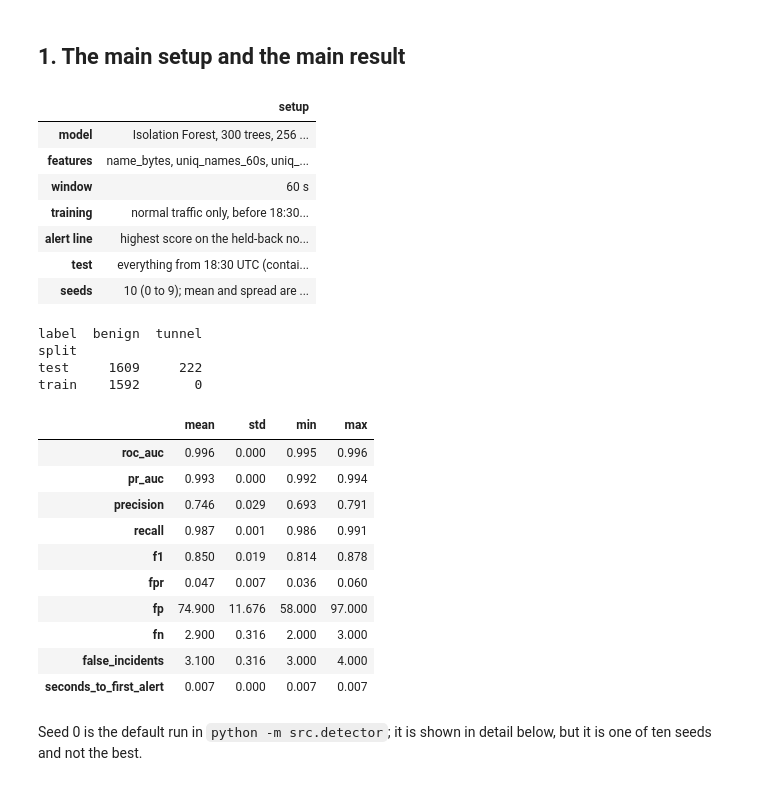
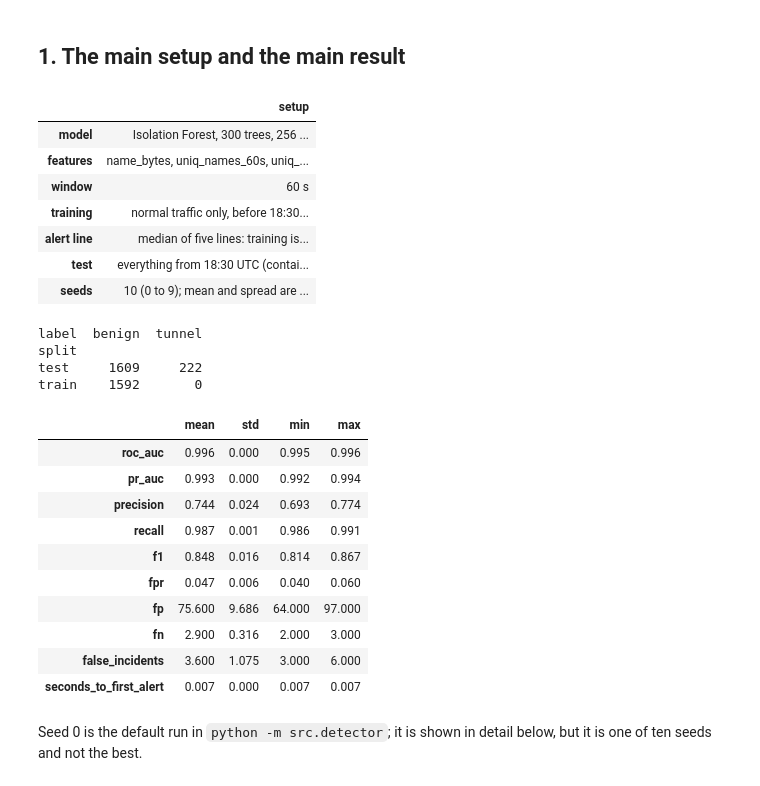
Before and after one commit to Rickderijk2002/Cybersecurity-Intrusion-Detection-2026, a Jupyter notebook: notebooks/04_results.ipynb, the cells around one changed output. Saved outputs shown, nothing was run; the diff lists cells and outputs as text; code cells hidden in the pictures.

```diff
--- a/notebooks/04_results.ipynb
+++ b/notebooks/04_results.ipynb
@@ -35,25 +35,25 @@ pd.set_option("display.max_columns", 30)
 # %% [markdown]
 ## 1. The main setup and the main result
 # %%
-WINDOW, THRESHOLD, SEEDS = 60, "val_max", list(range(10))
+WINDOW, THRESHOLD, SEEDS = 60, "folds_median", list(range(10))
 FEATURES = feature_sets(WINDOW)["forced"]
 
 pd.Series({
     "model": f"Isolation Forest, {DEFAULTS['n_estimators']} trees, 256 rows per tree",
     "features": ", ".join(FEATURES),
     "window": f"{WINDOW} s",
-    "training": "normal traffic only, before 18:30 UTC: first 80% fits the forest, last 20% sets the alert line",
-    "alert line": "highest score on the held-back normal slice (val_max)",
+    "training": "normal traffic only, before 18:30 UTC: first 80% fits the forest (the last 20% is a time-ordered check slice)",
+    "alert line": "median of five lines: training is cut into 5 consecutive pieces, each held back once; its highest normal score is that piece's line (folds_median)",
     "test": "everything from 18:30 UTC (contains the tunnel session)",
     "seeds": f"{len(SEEDS)} (0 to {SEEDS[-1]}); mean and spread are reported, never the best seed",
 }, name="setup").to_frame()
 # %% [output]
 |  | setup |
 | model | Isolation Forest, 300 trees, 256 ... |
 | features | name_bytes, uniq_names_60s, uniq_... |
 | window | 60 s |
 | training | normal traffic only, before 18:30... |
-| alert line | highest score on the held-back no... |
+| alert line | median of five lines: training is... |
 | test | everything from 18:30 UTC (contai... |
 | seeds | 10 (0 to 9); mean and spread are ... |
 # %%
@@ -81,13 +81,13 @@ train    1592       0
 |  | mean | std | min | max |
 | roc_auc | 0.996 | 0.000 | 0.995 | 0.996 |
 | pr_auc | 0.993 | 0.000 | 0.992 | 0.994 |
-| precision | 0.746 | 0.029 | 0.693 | 0.791 |
+| precision | 0.744 | 0.024 | 0.693 | 0.774 |
 | recall | 0.987 | 0.001 | 0.986 | 0.991 |
-| f1 | 0.850 | 0.019 | 0.814 | 0.878 |
-| fpr | 0.047 | 0.007 | 0.036 | 0.060 |
-| fp | 74.900 | 11.676 | 58.000 | 97.000 |
+| f1 | 0.848 | 0.016 | 0.814 | 0.867 |
+| fpr | 0.047 | 0.006 | 0.040 | 0.060 |
+| fp | 75.600 | 9.686 | 64.000 | 97.000 |
 | fn | 2.900 | 0.316 | 2.000 | 3.000 |
-| false_incidents | 3.100 | 0.316 | 3.000 | 4.000 |
+| false_incidents | 3.600 | 1.075 | 3.000 | 6.000 |
 | seconds_to_first_alert | 0.007 | 0.000 | 0.007 | 0.007 |
 # %% [markdown]
 Seed 0 is the default run in `python -m src.detector`; it is shown in detail below, but it is one of ten seeds and not the best.
```
Also changed, not shown: parts of 11 cells of this notebook, 13 other files.
